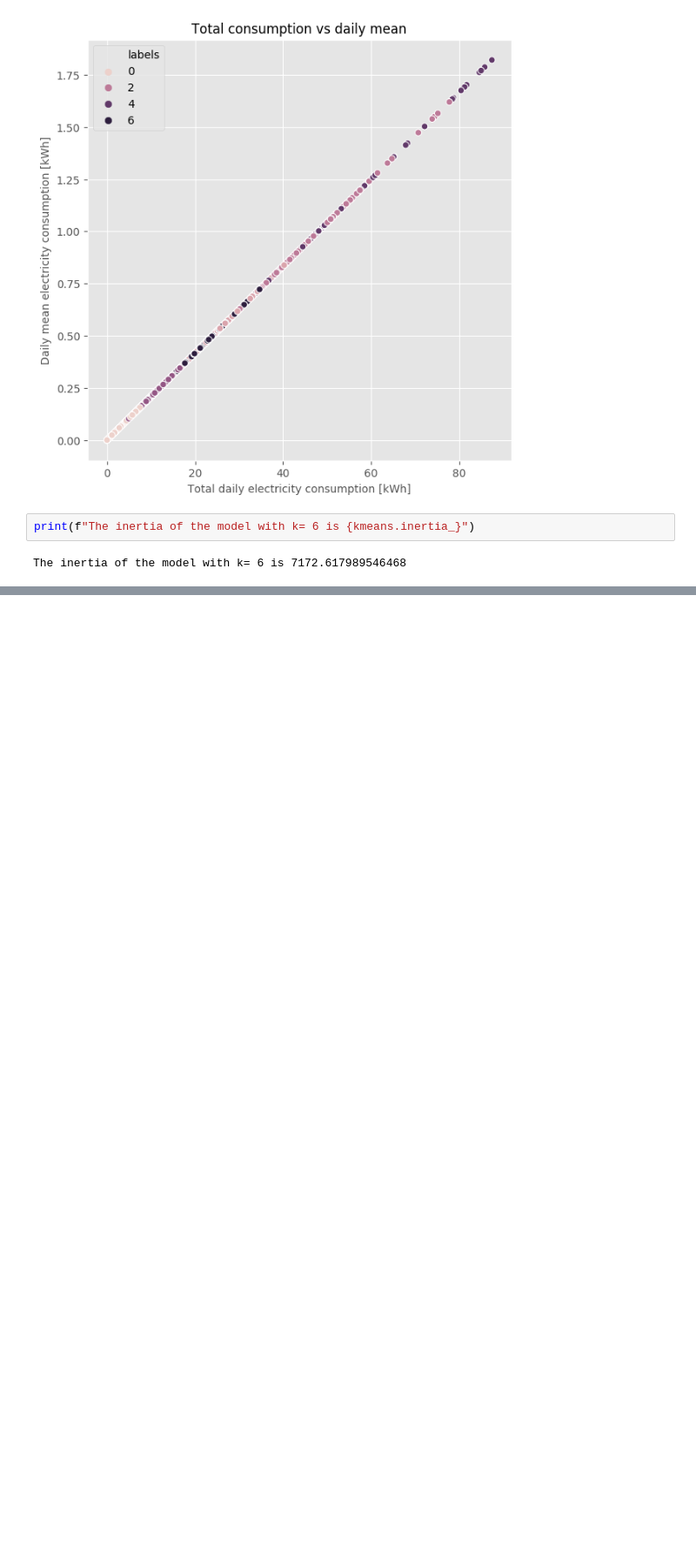
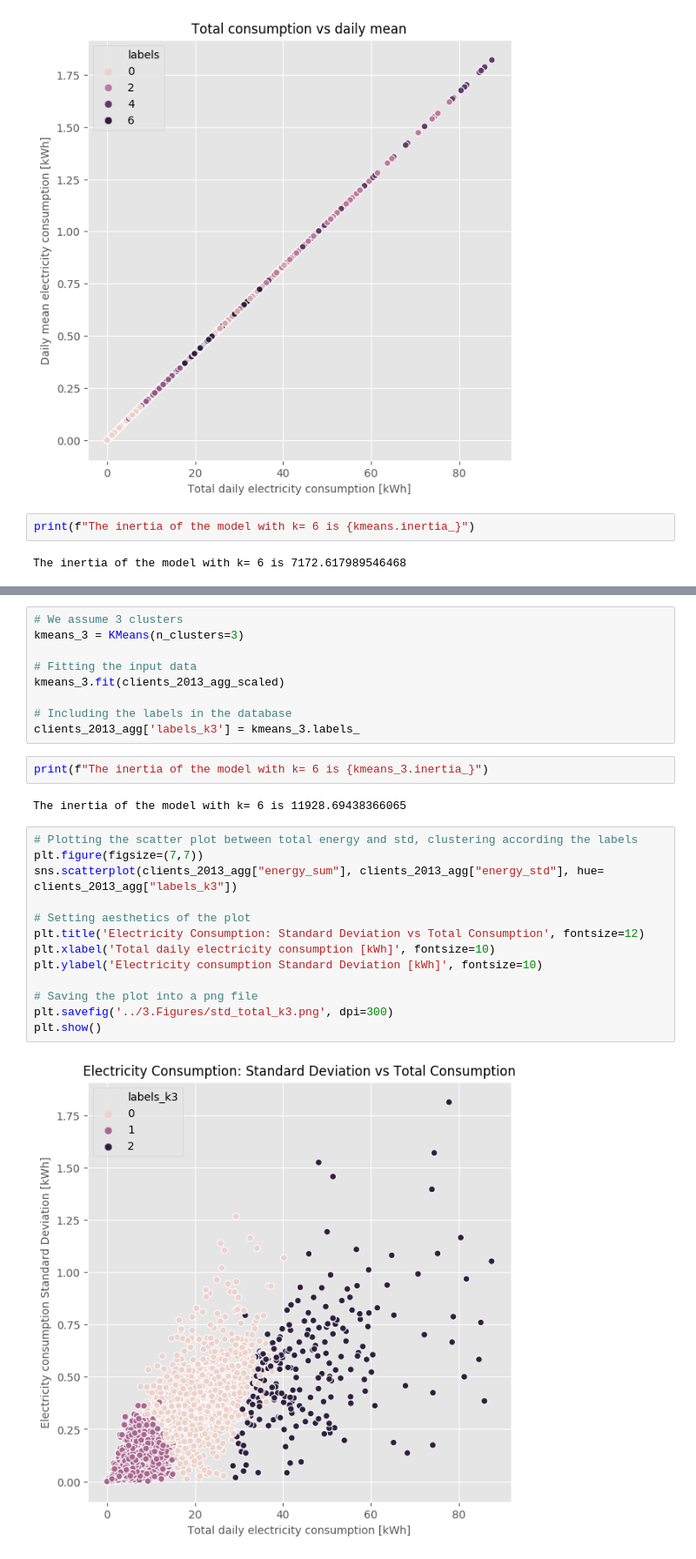
Before and after one commit to wobniarin/Project-Week-8-Final-Project, a Jupyter notebook: 2.JupyterNotebooks/3_End_User_Analysis.ipynb, the cells around one changed output, grey strips where cells are left out. Shown at 87% size. Drawn from its saved outputs; the diff is of its cells as text; blank space fills up the shorter version.

```diff
--- a/2.JupyterNotebooks/3_End_User_Analysis.ipynb
+++ b/2.JupyterNotebooks/3_End_User_Analysis.ipynb
@@ -864,0 +865,28 @@ Taking into account the Elbow Method Figure, the Hierarchical Dendogram and the
+# %%
+# We assume 3 clusters
+kmeans_3 = KMeans(n_clusters=3)
+
+# Fitting the input data
+kmeans_3.fit(clients_2013_agg_scaled)
+
+# Including the labels in the database
+clients_2013_agg['labels_k3'] = kmeans_3.labels_
+# %%
+print(f"The inertia of the model with k= 6 is {kmeans_3.inertia_}")
+# %% [output]
+The inertia of the model with k= 6 is 11928.69438366065
+# %%
+# Plotting the scatter plot between total energy and std, clustering according the labels
+plt.figure(figsize=(7,7))
+sns.scatterplot(clients_2013_agg["energy_sum"], clients_2013_agg["energy_std"], hue= clients_2013_agg["labels_k3"])
+
+# Setting aesthetics of the plot
+plt.title('Electricity Consumption: Standard Deviation vs Total Consumption', fontsize=12)
+plt.xlabel('Total daily electricity consumption [kWh]', fontsize=10)
+plt.ylabel('Electricity consumption Standard Deviation [kWh]', fontsize=10)
+
+# Saving the plot into a png file
+plt.savefig('../3.Figures/std_total_k3.png', dpi=300)
+plt.show()
+# %% [output]
+[figure, added]
```
Also changed, not shown: parts of 9 cells of this notebook, 4 other files.
